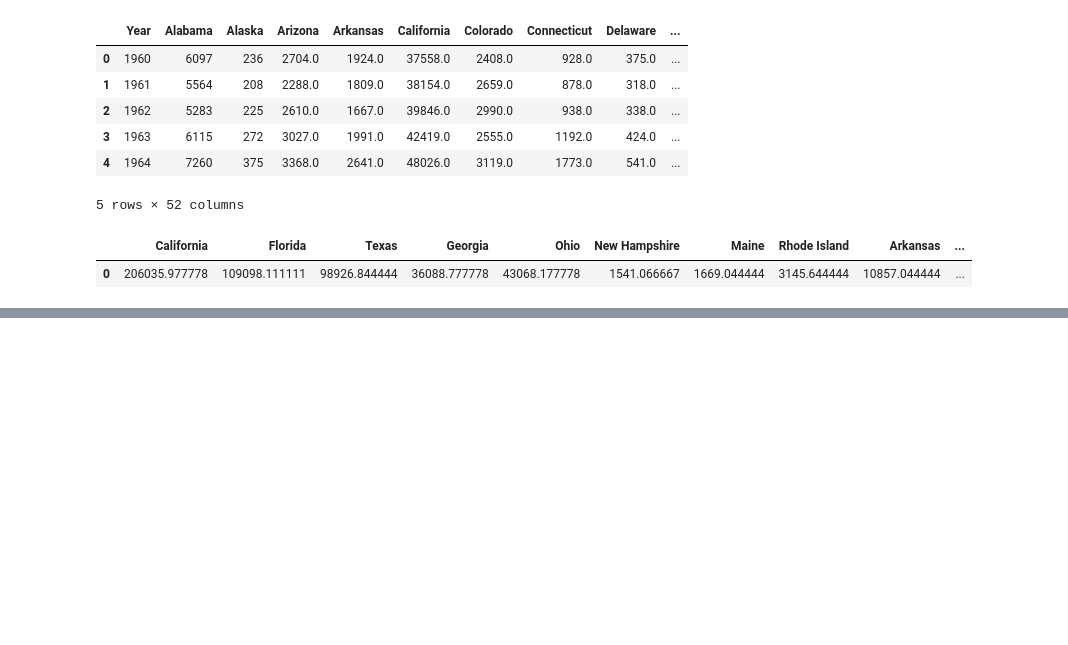
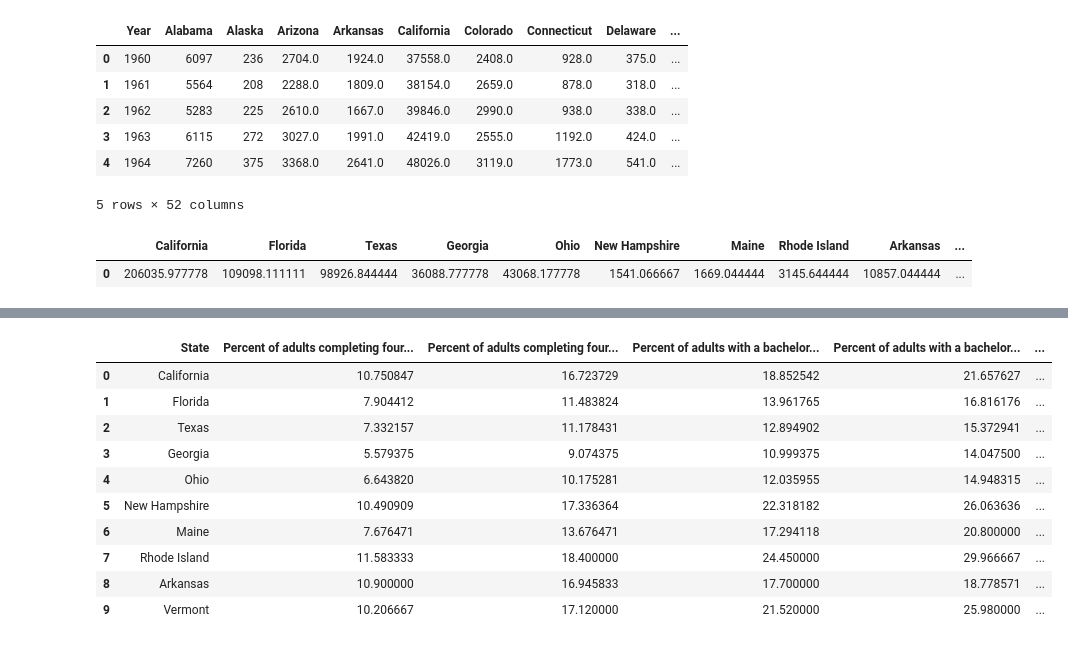
Before and after one commit to DavidAradom/Project1, a Jupyter notebook: Project1.ipynb, the cells around one changed output, grey strips where cells are left out. Cells and saved outputs as stored; diff of their text form; code cells hidden in the pictures; blank space fills up the shorter version.

```diff
--- a/Project1.ipynb
+++ b/Project1.ipynb
@@ -207,0 +196,24 @@ training_data.head(10)
+# %%
+# Create a new dataframe based on calculations above to show the average perecent of adults completing bachelor's degree or higher for all 10 states and organize top 5 ranked states (CA, FL, TX, GA, OH) on top and bottom 5 ranked states (NH, ME, RI, AK, VT)
+
+final_education_data = pd.DataFrame({
+    "State":["California","Florida","Texas","Georgia","Ohio","New Hampshire","Maine","Rhode Island","Arkansas","Vermont"],
+    "Percent of adults completing four years of college or higher, 1970":[ca_1970_clean, fl_1970_clean, tx_1970_clean, ga_1970_clean, oh_1970_clean, nh_1970_clean, me_1970_clean, ri_1970_clean, ak_1970_clean, vt_1970_clean],
+    "Percent of adults completing four years of college or higher, 1980":[ca_1980_clean, fl_1980_clean, tx_1980_clean, ga_1980_clean, oh_1980_clean, nh_1980_clean, me_1980_clean, ri_1980_clean, ak_1980_clean, vt_1980_clean],
+    "Percent of adults with a bachelor's degree or higher, 1990":[ca_1990_clean, fl_1990_clean, tx_1990_clean, ga_1990_clean, oh_1990_clean, nh_1990_clean, me_1990_clean, ri_1990_clean, ak_1990_clean, vt_1990_clean],
+    "Percent of adults with a bachelor's degree or higher, 2000":[ca_2000_clean, fl_2000_clean, tx_2000_clean, ga_2000_clean, oh_2000_clean, nh_2000_clean, me_2000_clean, ri_2000_clean, ak_2000_clean, vt_2000_clean],
+    "Percent of adults with a bachelor's degree or higher, 2013-17":[ca_2013_17_clean, fl_2013_17_clean, tx_2013_17_clean, ga_2013_17_clean, oh_2013_17_clean, nh_2013_17_clean, me_2013_17_clean, ri_2013_17_clean, ak_2013_17_clean, vt_2013_17_clean],
+})
+final_education_data
+# %% [output]
+|  | State | Percent of adults completing four... | Percent of adults completing four... | Percent of adults with a bachelor... | Percent of adults with a bachelor... | ... |
+| 0 | California | 10.750847 | 16.723729 | 18.852542 | 21.657627 | ... |
+| 1 | Florida | 7.904412 | 11.483824 | 13.961765 | 16.816176 | ... |
+| 2 | Texas | 7.332157 | 11.178431 | 12.894902 | 15.372941 | ... |
+| 3 | Georgia | 5.579375 | 9.074375 | 10.999375 | 14.047500 | ... |
+| 4 | Ohio | 6.643820 | 10.175281 | 12.035955 | 14.948315 | ... |
+| 5 | New Hampshire | 10.490909 | 17.336364 | 22.318182 | 26.063636 | ... |
+| 6 | Maine | 7.676471 | 13.676471 | 17.294118 | 20.800000 | ... |
+| 7 | Rhode Island | 11.583333 | 18.400000 | 24.450000 | 29.966667 | ... |
+| 8 | Arkansas | 10.900000 | 16.945833 | 17.700000 | 18.778571 | ... |
+| 9 | Vermont | 10.206667 | 17.120000 | 21.520000 | 25.980000 | ... |
```
Also changed, not shown: parts of 3 cells of this notebook.
